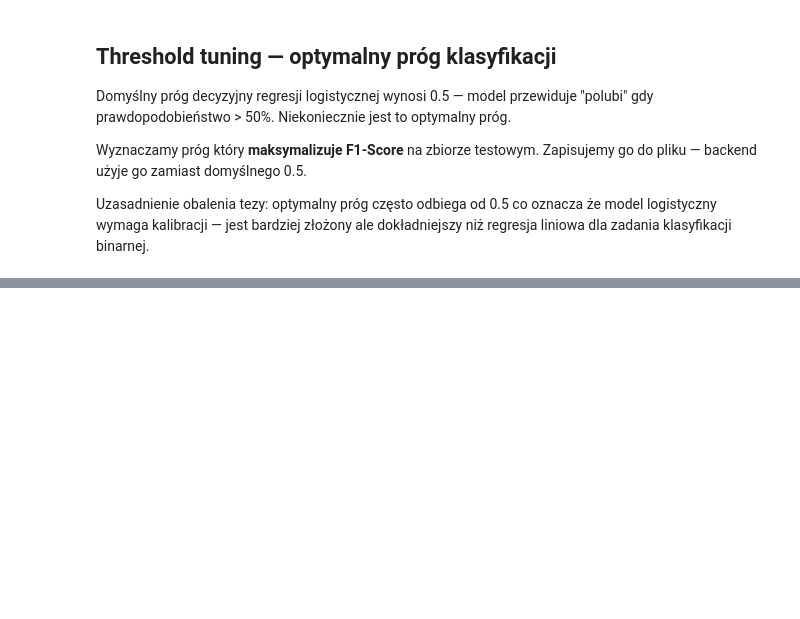
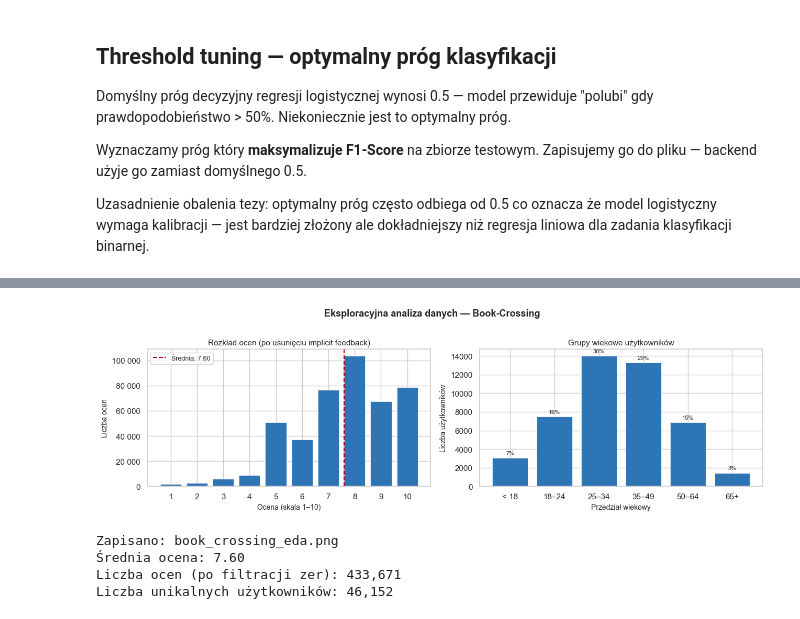
Before and after one commit to robertpilczuk/magisterka, a Jupyter notebook: notebooks/03_model.ipynb, the cells around one changed output, grey strips where cells are left out. Cells and saved outputs as stored; diff of their text form; code cells hidden in the pictures; blank space fills up the shorter version.

```diff
--- a/notebooks/03_model.ipynb
+++ b/notebooks/03_model.ipynb
@@ -547,0 +575,74 @@ Zapisano: backend/model/optimal_threshold.json
+# %%
+import pandas as pd
+import matplotlib.pyplot as plt
+import matplotlib.ticker as mticker
+
+# ── WCZYTANIE DANYCH ─────────────────────────────────────────────
+ratings = pd.read_csv('data/books/Ratings.csv', sep=';', encoding='latin-1')
+users   = pd.read_csv('data/books/Users.csv',   sep=';', encoding='latin-1',
+                      low_memory=False, dtype={'User-ID': str})
+ratings['User-ID'] = ratings['User-ID'].astype(str)
+
+# Usuń implicit feedback (oceny == 0)
+ratings = ratings[ratings['Rating'] > 0]
+
+# Join ocen z wiekiem użytkownika
+df = ratings.merge(users[['User-ID', 'Age']], on='User-ID', how='left')
+
+# ── WYKRES ───────────────────────────────────────────────────────
+fig, axes = plt.subplots(1, 2, figsize=(13, 4))
+fig.suptitle('Eksploracyjna analiza danych — Book-Crossing',
+             fontsize=13, fontweight='bold', y=1.01)
+
+# Wykres 1: rozkład ocen
+rating_counts = df['Rating'].value_counts().sort_index()
+axes[0].bar(rating_counts.index, rating_counts.values,
+            color='#2E75B6', edgecolor='white', linewidth=0.5)
+axes[0].set_title('Rozkład ocen (po usunięciu implicit feedback)', fontsize=11)
+axes[0].set_xlabel('Ocena (skala 1–10)', fontsize=10)
+axes[0].set_ylabel('Liczba ocen', fontsize=10)
+axes[0].set_xticks(range(1, 11))
+mean_rating = df['Rating'].mean()
+axes[0].axvline(x=mean_rating, color='#C00000', linestyle='--',
+                linewidth=1.5, label=f'Średnia: {mean_rating:.2f}')
+axes[0].legend(fontsize=9)
+axes[0].yaxis.set_major_formatter(mticker.FuncFormatter(
+    lambda x, _: f'{int(x):,}'.replace(',', ' ')))
+
+# Wykres 2: grupy wiekowe (unikalni użytkownicy)
+df['Age'] = pd.to_numeric(df['Age'], errors='coerce')
+df_users  = df.drop_duplicates(subset='User-ID')[['User-ID', 'Age']]
+df_users  = df_users[df_users['Age'].between(5, 100)]  # usuń wiek=0 i outliers
+
+bins   = [0, 17, 24, 34, 49, 64, 100]
+labels = ['< 18', '18–24', '25–34', '35–49', '50–64', '65+']
+df_users['age_group'] = pd.cut(df_users['Age'], bins=bins, labels=labels)
+age_counts = df_users['age_group'].value_counts().reindex(labels)
+
+bars2 = axes[1].bar(age_counts.index, age_counts.values,
+                    color='#2E75B6', edgecolor='white', linewidth=0.5)
+axes[1].set_title('Grupy wiekowe użytkowników', fontsize=11)
+axes[1].set_xlabel('Przedział wiekowy', fontsize=10)
+axes[1].set_ylabel('Liczba użytkowników', fontsize=10)
+
+total = age_counts.sum()
+for bar, val in zip(bars2, age_counts.values):
+    if pd.notna(val) and val > 0:
+        pct = val / total * 100
+        axes[1].text(bar.get_x() + bar.get_width() / 2,
+                     bar.get_height() + total * 0.005,
+                     f'{pct:.0f}%', ha='center', va='bottom', fontsize=8)
+
+plt.tight_layout()
+plt.savefig('book_crossing_eda.png', dpi=150, bbox_inches='tight')
+plt.show()
+print(f"Zapisano: book_crossing_eda.png")
+print(f"Średnia ocena: {mean_rating:.2f}")
+print(f"Liczba ocen (po filtracji zer): {len(ratings):,}")
+print(f"Liczba unikalnych użytkowników: {df_users['User-ID'].nunique():,}")
+# %% [output]
+[figure, added]
+Zapisano: book_crossing_eda.png
+Średnia ocena: 7.60
+Liczba ocen (po filtracji zer): 433,671
+Liczba unikalnych użytkowników: 46,152
```
Also changed, not shown: parts of 5 cells of this notebook, 18 other files.
